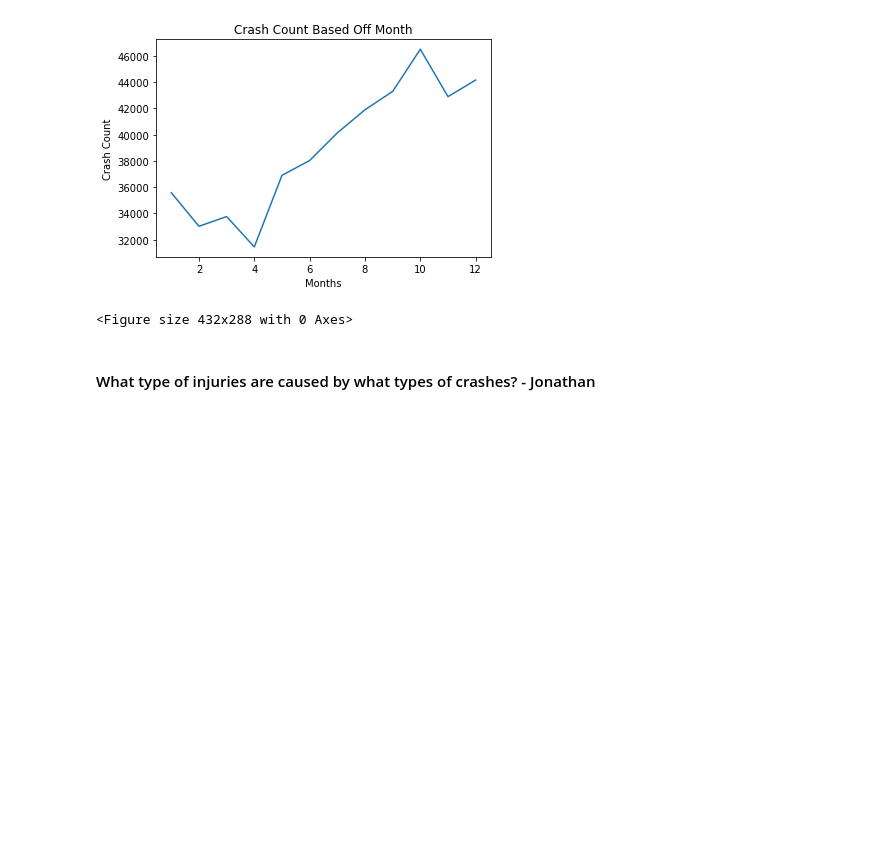
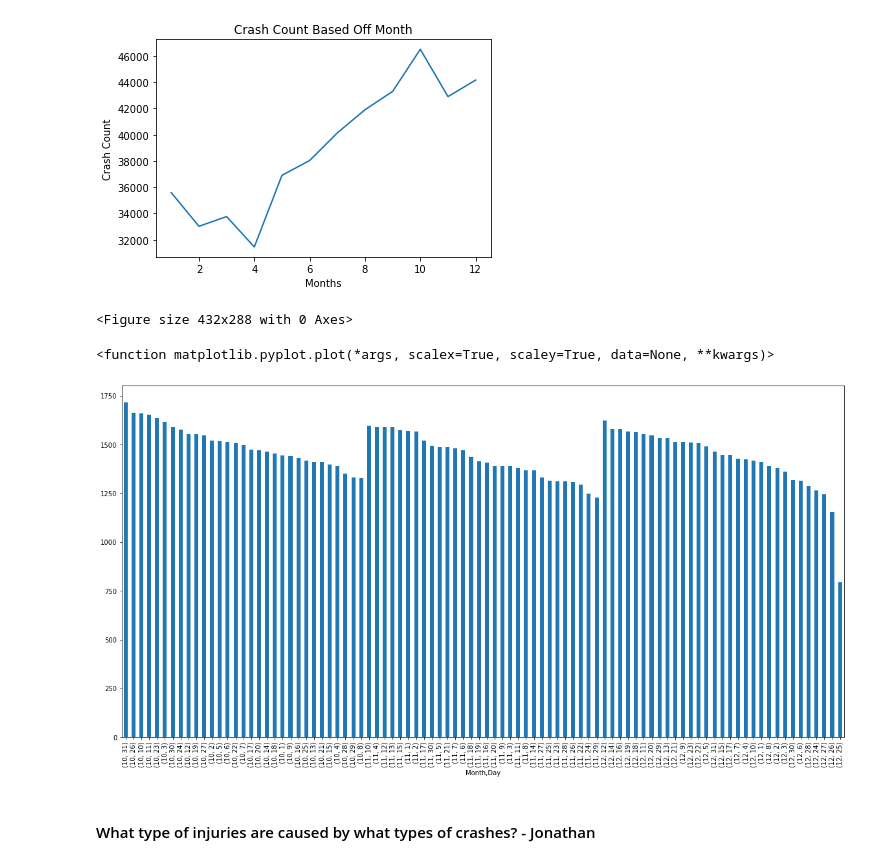
Before and after one commit to andrewbankston/project-one, a Jupyter notebook: Chicago_Crashes.ipynb, the cells around one changed output. Drawn from its saved outputs; the diff is of its cells as text; code cells hidden in the pictures; blank space fills up the shorter version.

Commit message:
looking into holiday months and weather

```diff
--- a/Chicago_Crashes.ipynb
+++ b/Chicago_Crashes.ipynb
@@ -116,6 +116,17 @@ plt.savefig("output_data/crash_month.png")
 # %% [output]
 [figure]
 <Figure size 432x288 with 0 Axes>
+# %%
+# doesn't necessarily coincide with holidays. Maybe weather?
+new_crash_df['Day'] = pd.DatetimeIndex(new_crash_df['CRASH_DATE']).day
+holiday_df = new_crash_df.loc[new_crash_df['Month']>9, :]
+month_group = holiday_df.groupby('Month')
+day_counts = month_group['Day'].value_counts()
+day_counts.plot.bar(figsize=(20,10))
+plt.plot
+# %% [output]
+<function matplotlib.pyplot.plot(*args, scalex=True, scaley=True, data=None, **kwargs)>
+[figure, added]
 # %% [markdown]
 #### What type of injuries are caused by what types of crashes? - Jonathan
 # %%
```
Also changed, not shown: 12 other files.
